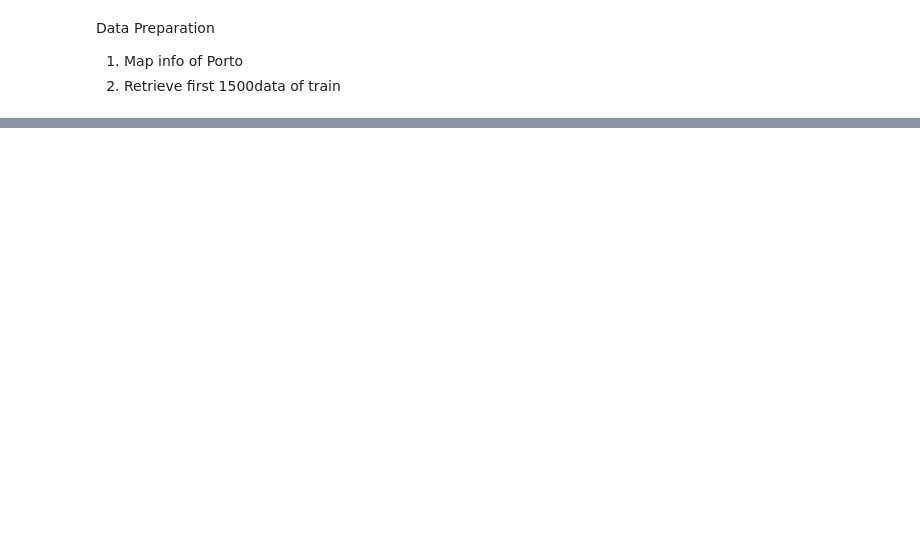
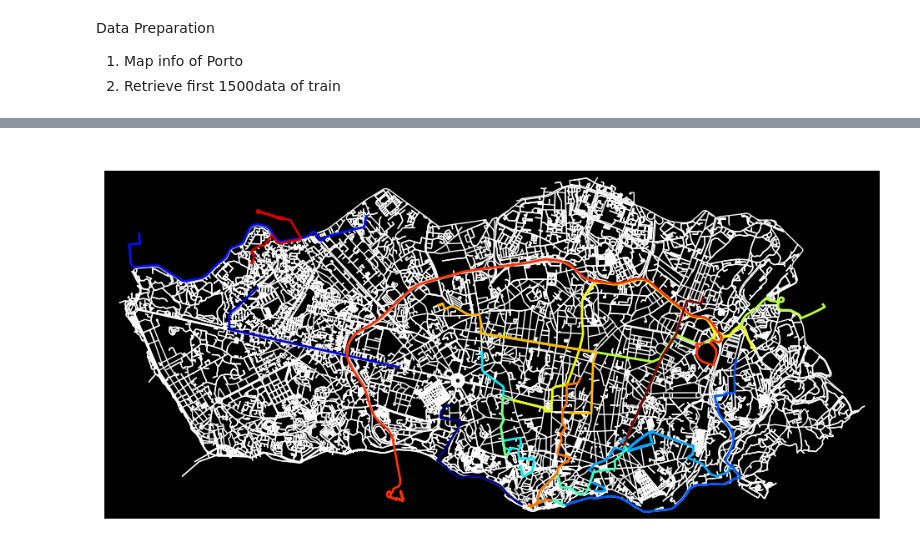
Before and after one commit to Perryongwq/Urban_Assignment2, a Jupyter notebook: Task4.ipynb, the cells around one changed output, grey strips where cells are left out. Saved outputs shown, nothing was run; the diff lists cells and outputs as text; code cells hidden in the pictures; blank space fills up the shorter version.

```diff
--- a/Task4.ipynb
+++ b/Task4.ipynb
@@ -49,0 +86,51 @@ visualize_first_15_routes("data/map_matching.csv")
+# %%
+import pandas as pd
+import geopandas as gpd
+import osmnx as ox
+import matplotlib.pyplot as plt
+from shapely.wkt import loads
+import numpy as np
+
+def visualize_first_15_routes(output_csv_file):
+    # Load the output CSV file into a DataFrame
+    df = pd.read_csv(output_csv_file)
+
+    geometries = []
+    for wkt in df['mgeom']:
+        try:
+            geometry = loads(wkt)
+            geometries.append(geometry)
+        except:
+            geometries.append(None)
+    df['geometry'] = geometries
+    df = df.dropna(subset=['geometry'])
+
+    # Convert DataFrame to GeoDataFrame
+    gdf = gpd.GeoDataFrame(df, geometry='geometry', crs="EPSG:4326")
+
+    # Create the road network from OSM for Porto, with a black background
+    fig, ax = ox.plot_graph(ox.graph_from_place("Porto, Portugal"), show=False, close=False,
+                            bgcolor='black', edge_color='white', node_size=0, figsize=(12, 12))
+
+    # Use the jet colormap to generate 15 distinct colors for trajectories
+    colors = plt.cm.jet(np.linspace(0, 1, 15))
+
+    for i, geometry in enumerate(gdf['geometry'].head(15)):
+        if geometry.geom_type == 'LineString':
+            x, y = geometry.xy
+            ax.plot(x, y, color=colors[i], linewidth=2, label=f"Trip {i+1}")
+        elif geometry.geom_type == 'MultiLineString':
+            for line in geometry:
+                x, y = line.xy
+                ax.plot(x, y, color=colors[i], linewidth=2, label=f"Trip {i+1}")
+
+    # Add title and legend with white text
+    ax.set_title("First 15 Routes on Porto's Road Network with mapped trajectories", color='white')
+
+    # Show the plot
+    plt.show()
+
+# Call the function with the path to your output CSV
+visualize_first_15_routes("data/map_matching.csv")
+# %% [output]
+[figure, added]
```
Also changed, not shown: parts of 2 cells of this notebook, 3 other files.
